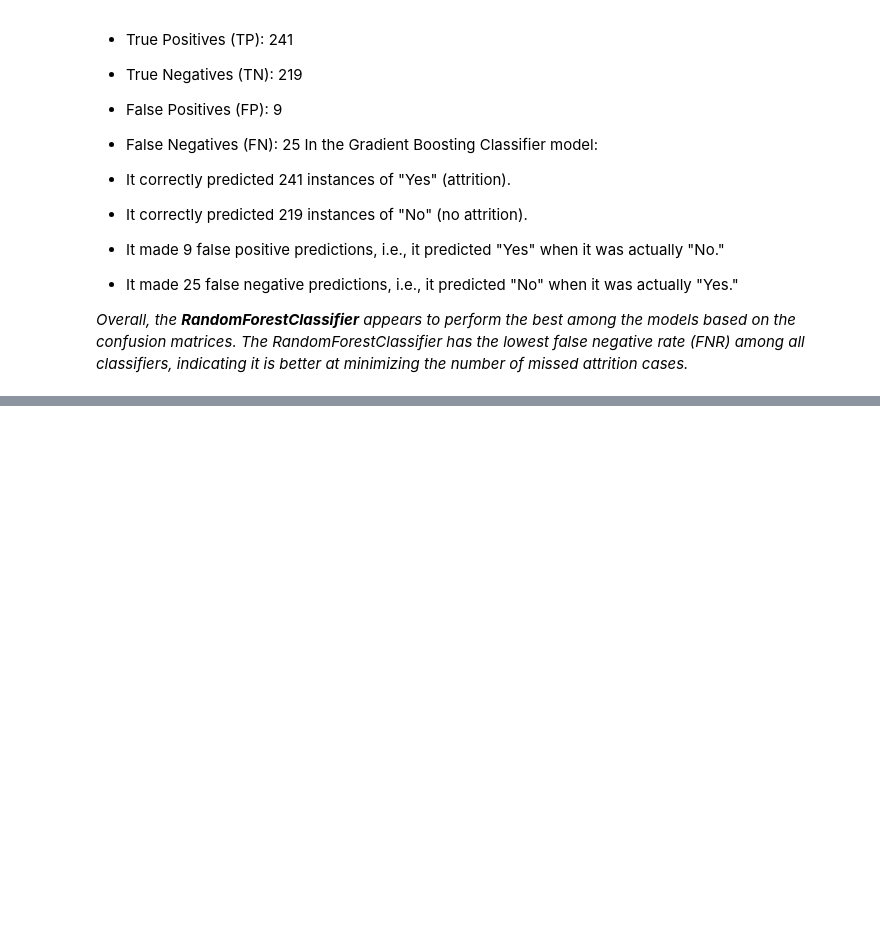
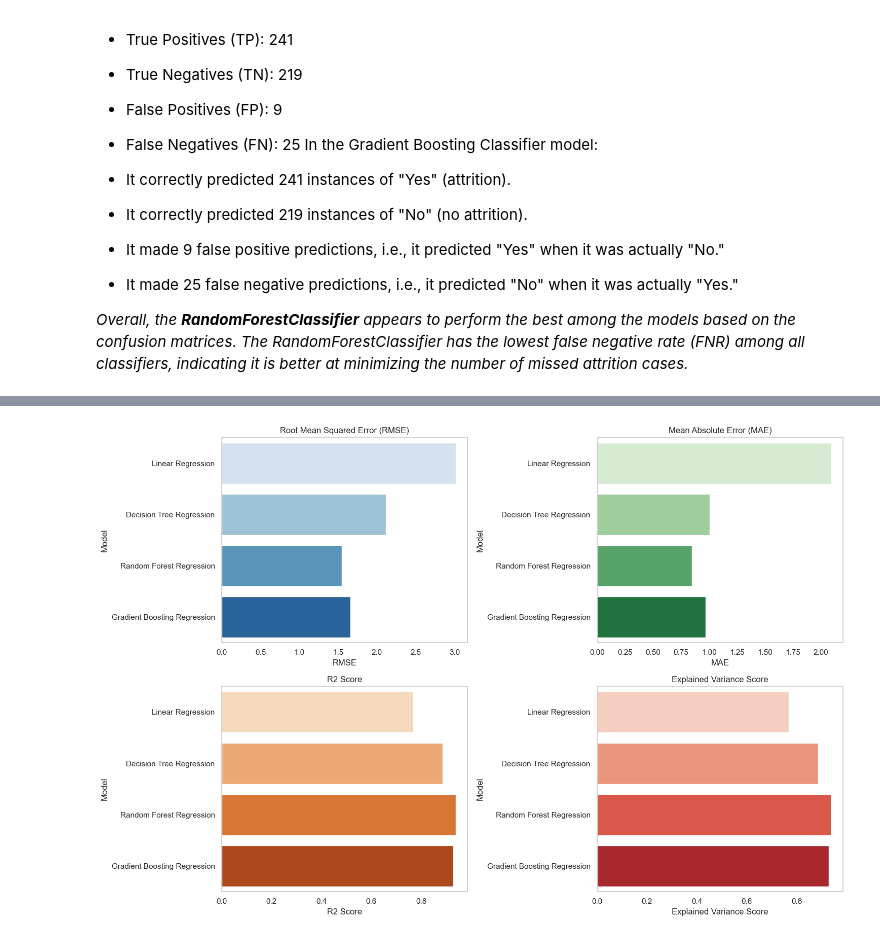
Before and after one commit to Joba-Fatola/Project-Evaluation-Phase-1, a Jupyter notebook: HR Analytics Project.ipynb, the cells around one changed output, grey strips where cells are left out. Drawn from its saved outputs; the diff is of its cells as text; code cells hidden in the pictures; blank space fills up the shorter version.

```diff
--- a/HR Analytics Project.ipynb
+++ b/HR Analytics Project.ipynb
@@ -698,0 +796,11 @@ In the Gradient Boosting Classifier model:
+# %%
+# Initialize the StandardScaler
+scaler = StandardScaler()
+
+# Fit and transform the scaler on the training data
+X_train_scaled = scaler.fit_transform(X_train)
+
+# Transform the test data using the same scaler
+X_test_scaled = scaler.transform(X_test)
+
+# Now, X_train_scaled and X_test_scaled contain your scaled feature data
@@ -698,0 +809,8 @@ In the Gradient Boosting Classifier model:
+# %%
+# Initialize the regression models
+models = {
+    'Linear Regression': LinearRegression(),
+    'Decision Tree Regression': DecisionTreeRegressor(random_state=42),
+    'Random Forest Regression': RandomForestRegressor(random_state=42),
+    'Gradient Boosting Regression': GradientBoostingRegressor(random_state=42)
+}
@@ -698,0 +853,31 @@ In the Gradient Boosting Classifier model:
+# %%
+# Create subplots for each evaluation metric
+fig, axes = plt.subplots(nrows=2, ncols=2, figsize=(15, 10))
+
+# RMSE
+sns.barplot(x="RMSE", y="Model", data=results_df, ax=axes[0, 0], palette="Blues")
+axes[0, 0].set_title("Root Mean Squared Error (RMSE)")
+
+# MAE
+sns.barplot(x="MAE", y="Model", data=results_df, ax=axes[0, 1], palette="Greens")
+axes[0, 1].set_title("Mean Absolute Error (MAE)")
+
+# R2 Score
+sns.barplot(x="R2 Score", y="Model", data=results_df, ax=axes[1, 0], palette="Oranges")
+axes[1, 0].set_title("R2 Score")
+
+# Explained Variance Score
+sns.barplot(x="Explained Variance Score", y="Model", data=results_df, ax=axes[1, 1], palette="Reds")
+axes[1, 1].set_title("Explained Variance Score")
+
+# Remove grid lines
+for ax in axes.ravel():
+    ax.grid(False)
+
+# Adjust layout
+plt.tight_layout()
+
+# Show the plots
+plt.show()
+# %% [output]
+[figure, added]
```
Also changed, not shown: parts of 20 cells of this notebook.
